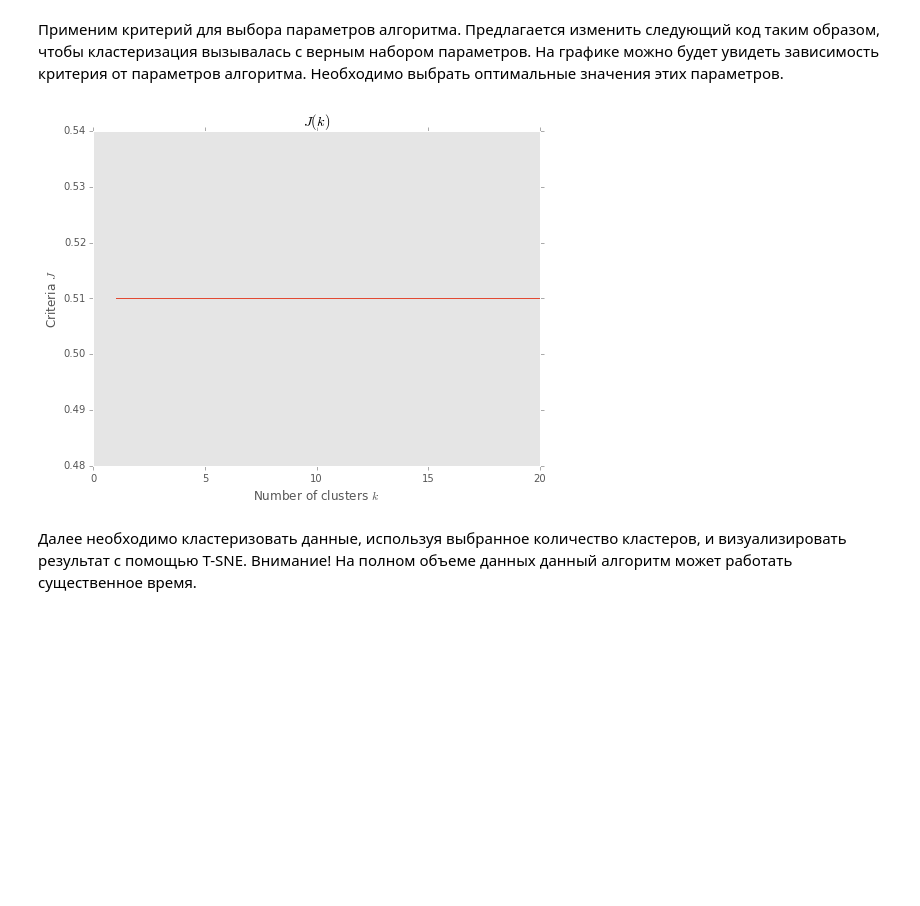
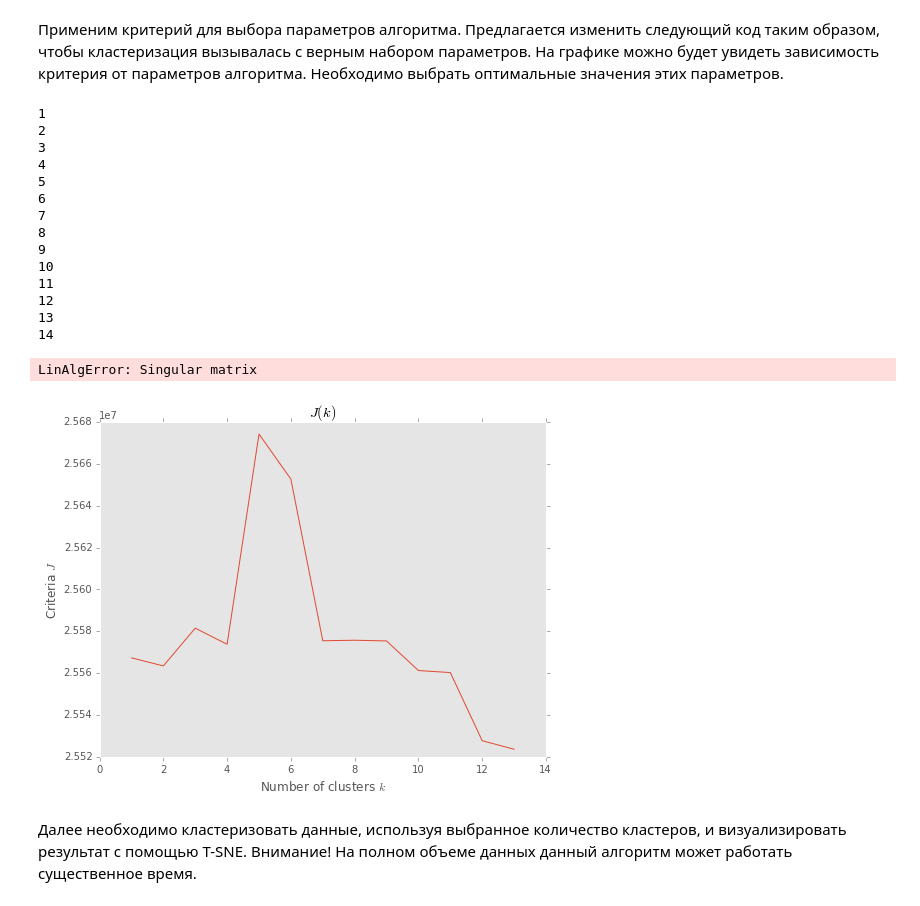
Before and after one commit to aitap/sphere-dm1-homework, a Jupyter notebook: hw2-clusters/krylov.ipynb, the cells around one changed output. Cells and saved outputs as stored; diff of their text form; code cells hidden in the pictures; blank space fills up the shorter version.

```diff
--- a/hw2-clusters/krylov.ipynb
+++ b/hw2-clusters/krylov.ipynb
@@ -124,7 +124,7 @@ class Clustering(BaseEstimator, ClusterMixin):
         """
         self.N, self.D = x.shape
 
-        init = KMeans(n_clusters=self.K).fit(x)
+        init = KMeans(n_clusters=self.K).fit(x) # NOT CHEATING, IT WAS MENTIONED IN THE LECTURE
         self.Mu = init.cluster_centers_ # means / centroids
         self.gamma = np.empty((self.N, self.K)) # ownership weight / aposteriori probabilities
         for i in xrange(self.N):
@@ -158,11 +158,10 @@ class Clustering(BaseEstimator, ClusterMixin):
         for point in xrange(0,len(x)): # assign labels by max(probability)
             labels[point] = ap[point,:].argsort()[-1]
 
-        return labels
+        return labels.astype('int')
 
     def fit_predict(self, x, y=None):
-        self.fit(x, y)
-        return self.predict(x)
+        return self.fit(x, y).predict(x)
 # %% [markdown]
 Сначала проверим реализованный алгоритм кластеризации на классическом наборе данных [Iris](http://www.wikiwand.com/en/Iris_flower_data_set). Загрузим данные (они включены в библиотеку sklearn) и посмотрим на то, как они выглядят в двух проекциях (для простоты используем 2 класса из 3).
 # %%
@@ -199,11 +198,11 @@ Adjusted Rand index for iris is: 1.00
 
 **Критерий качества необходимо выбрать таким образом, чтобы он подходил для реализованного алгоритма**
 # %%
-def quality(x, y):
+def quality(obj,x,y):
     """
     Inertia
     """
-    return NaN
+    return np.sum((x - obj.Mu[y])**2)
 # %% [markdown]
 Применим критерий для выбора параметров алгоритма. Предлагается изменить следующий код таким образом, чтобы кластеризация вызывалась с верным набором параметров. На графике можно будет увидеть зависимость критерия от параметров алгоритма. Необходимо выбрать оптимальные значения этих параметров.
 # %%
@@ -211,19 +210,36 @@ ks = range(1, 21)
 criteria = np.zeros(len(ks))
 
 for i, k in enumerate(ks):
-    cls = Clustering()
+    cls = Clustering(k)
+    print k
     y = cls.fit_predict(x)
-    criteria[i] = quality(x, y)
-
-pl.figure(figsize=(8, 6))
-pl.plot(ks, criteria)
-pl.title("$J(k)$")
-pl.ylabel("Criteria $J$")
-pl.xlabel("Number of clusters $k$")
-pl.grid()
-pl.show()
+    criteria[i] = quality(cls,x,y)
 # %% [output]
-[figure, removed]
+1
+2
+3
+4
+5
+6
+7
+8
+9
+10
+11
+12
+13
+14
+LinAlgError: Singular matrix
+# %%
+pl.figure(figsize=(8, 6))
+pl.plot(ks[0:13], criteria[0:13])
+pl.title("$J(k)$")
+pl.ylabel("Criteria $J$")
+pl.xlabel("Number of clusters $k$")
+pl.grid()
+pl.show()
+# %% [output]
+[figure, added]
 # %% [markdown]
 Далее необходимо кластеризовать данные, используя выбранное количество кластеров, и визуализировать результат с помощью T-SNE. Внимание! На полном объеме данных данный алгоритм может работать существенное время.
 # %%
```
Also changed, not shown: parts of 6 cells of this notebook.
